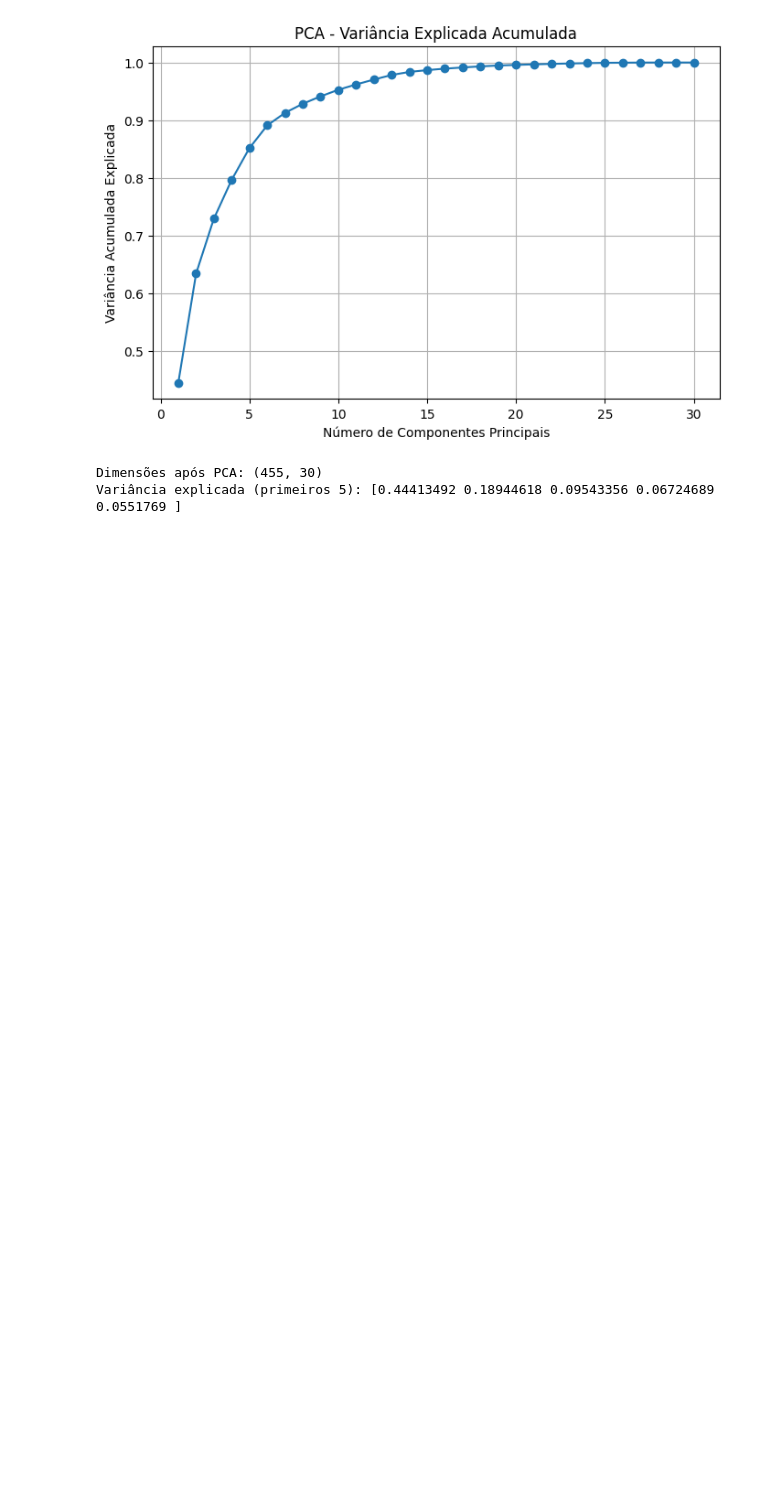
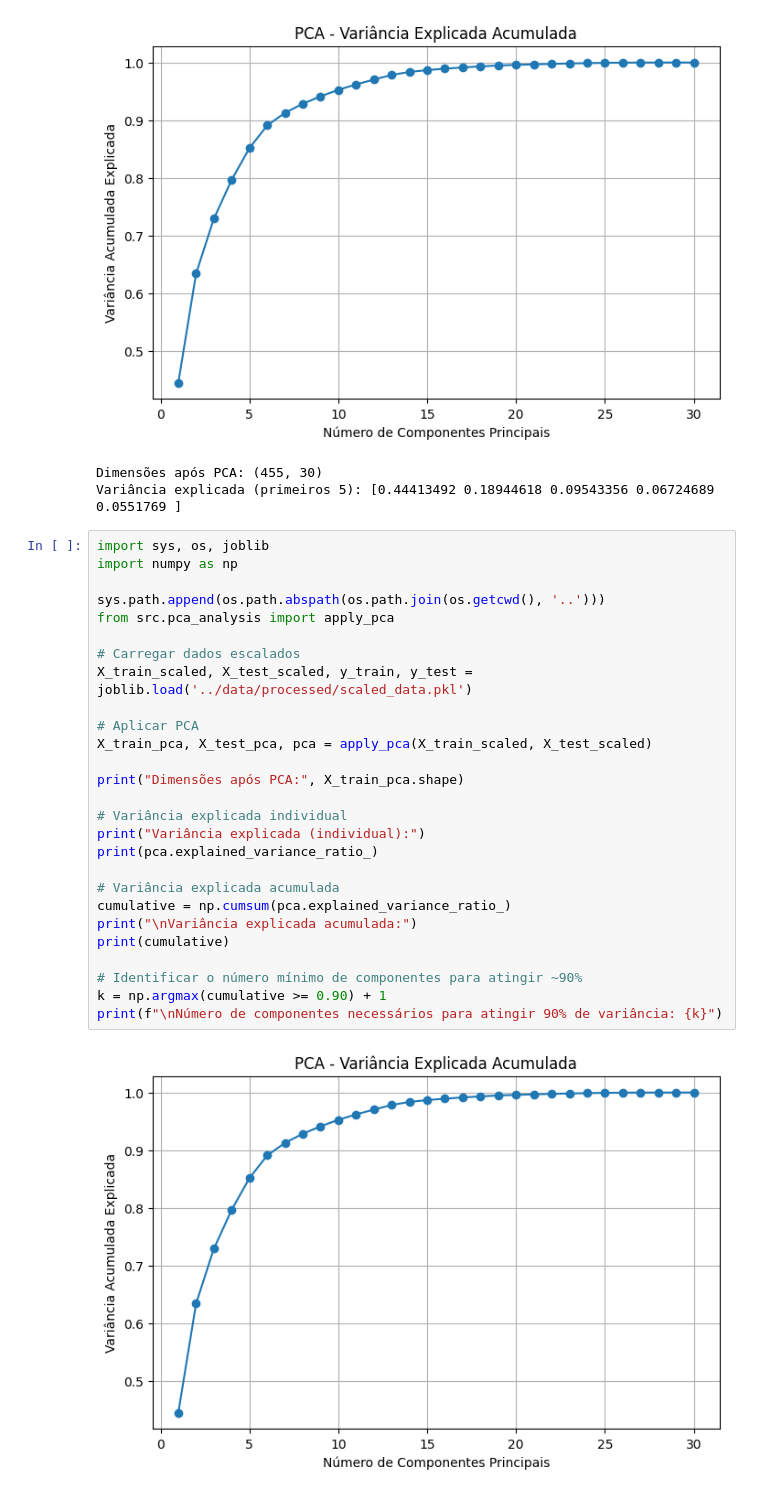
Before and after one commit to VanthuirMaia/reconhecimento-padroes, a Jupyter notebook: notebooks/02_preprocessamento.ipynb, the cells around one changed output. Saved outputs shown, nothing was run; the diff lists cells and outputs as text; blank space fills up the shorter version.

```diff
--- a/notebooks/02_preprocessamento.ipynb
+++ b/notebooks/02_preprocessamento.ipynb
@@ -15,3 +15,32 @@ print("Variância explicada (primeiros 5):", pca.explained_variance_ratio_[:5])
 [figure]
 Dimensões após PCA: (455, 30)
 Variância explicada (primeiros 5): [0.44413492 0.18944618 0.09543356 0.06724689 0.0551769 ]
+# %%
+import sys, os, joblib
+import numpy as np
+
+sys.path.append(os.path.abspath(os.path.join(os.getcwd(), '..')))
+from src.pca_analysis import apply_pca
+
+# Carregar dados escalados
+X_train_scaled, X_test_scaled, y_train, y_test = joblib.load('../data/processed/scaled_data.pkl')
+
+# Aplicar PCA
+X_train_pca, X_test_pca, pca = apply_pca(X_train_scaled, X_test_scaled)
+
+print("Dimensões após PCA:", X_train_pca.shape)
+
+# Variância explicada individual
+print("Variância explicada (individual):")
+print(pca.explained_variance_ratio_)
+
+# Variância explicada acumulada
+cumulative = np.cumsum(pca.explained_variance_ratio_)
+print("\nVariância explicada acumulada:")
+print(cumulative)
+
+# Identificar o número mínimo de componentes para atingir ~90%
+k = np.argmax(cumulative >= 0.90) + 1
+print(f"\nNúmero de componentes necessários para atingir 90% de variância: {k}")
+# %% [output]
+[figure, added]
```
Also changed, not shown: parts of 1 cell of this notebook, 6 other files.
